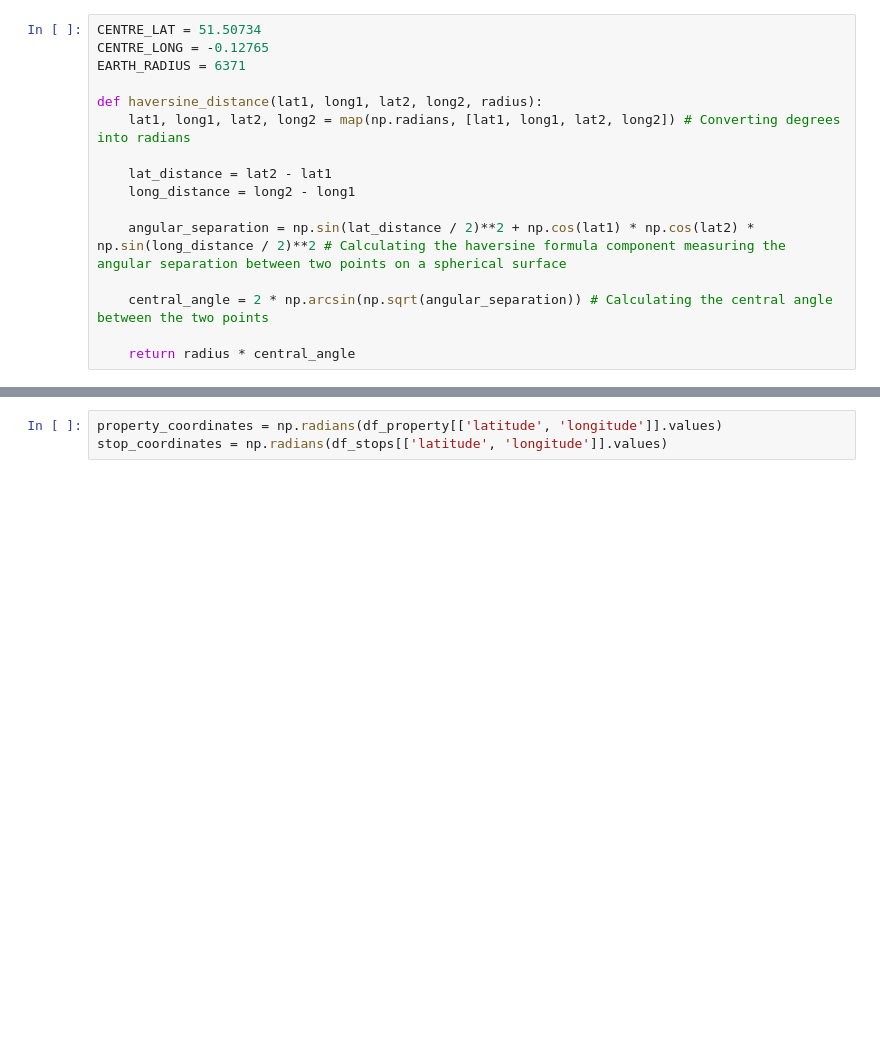
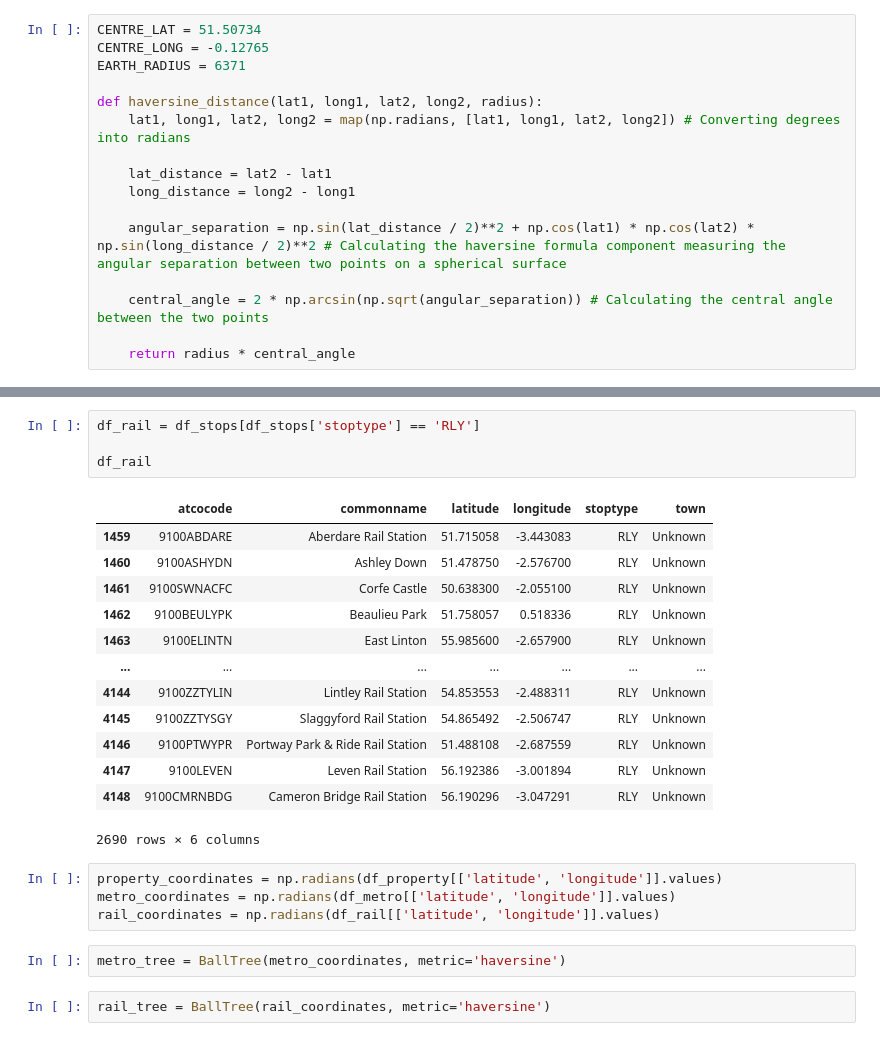
Before and after one commit to jonathanskuy/london-property-price-prediction, a Jupyter notebook: notebooks/feature_engineering.ipynb, the cells around one changed output, grey strips where cells are left out. Cells and saved outputs as stored; diff of their text form; blank space fills up the shorter version.

```diff
--- a/notebooks/feature_engineering.ipynb
+++ b/notebooks/feature_engineering.ipynb
@@ -133,3 +151,26 @@ df_stops
+# %%
+df_rail = df_stops[df_stops['stoptype'] == 'RLY']
+
+df_rail
+# %% [output]
+|  | atcocode | commonname | latitude | longitude | stoptype | town |
+| 1459 | 9100ABDARE | Aberdare Rail Station | 51.715058 | -3.443083 | RLY | Unknown |
+| 1460 | 9100ASHYDN | Ashley Down | 51.478750 | -2.576700 | RLY | Unknown |
+| 1461 | 9100SWNACFC | Corfe Castle | 50.638300 | -2.055100 | RLY | Unknown |
+| 1462 | 9100BEULYPK | Beaulieu Park | 51.758057 | 0.518336 | RLY | Unknown |
+| 1463 | 9100ELINTN | East Linton | 55.985600 | -2.657900 | RLY | Unknown |
+| ... | ... | ... | ... | ... | ... | ... |
+| 4144 | 9100ZZTYLIN | Lintley Rail Station | 54.853553 | -2.488311 | RLY | Unknown |
+| 4145 | 9100ZZTYSGY | Slaggyford Rail Station | 54.865492 | -2.506747 | RLY | Unknown |
+| 4146 | 9100PTWYPR | Portway Park & Ride Rail Station | 51.488108 | -2.687559 | RLY | Unknown |
+| 4147 | 9100LEVEN | Leven Rail Station | 56.192386 | -3.001894 | RLY | Unknown |
+| 4148 | 9100CMRNBDG | Cameron Bridge Rail Station | 56.190296 | -3.047291 | RLY | Unknown |
+2690 rows × 6 columns
 # %%
 property_coordinates = np.radians(df_property[['latitude', 'longitude']].values)
-stop_coordinates = np.radians(df_stops[['latitude', 'longitude']].values)
+metro_coordinates = np.radians(df_metro[['latitude', 'longitude']].values)
+rail_coordinates = np.radians(df_rail[['latitude', 'longitude']].values)
+# %%
+metro_tree = BallTree(metro_coordinates, metric='haversine')
+# %%
+rail_tree = BallTree(rail_coordinates, metric='haversine')
```
Also changed, not shown: parts of 7 cells of this notebook.
